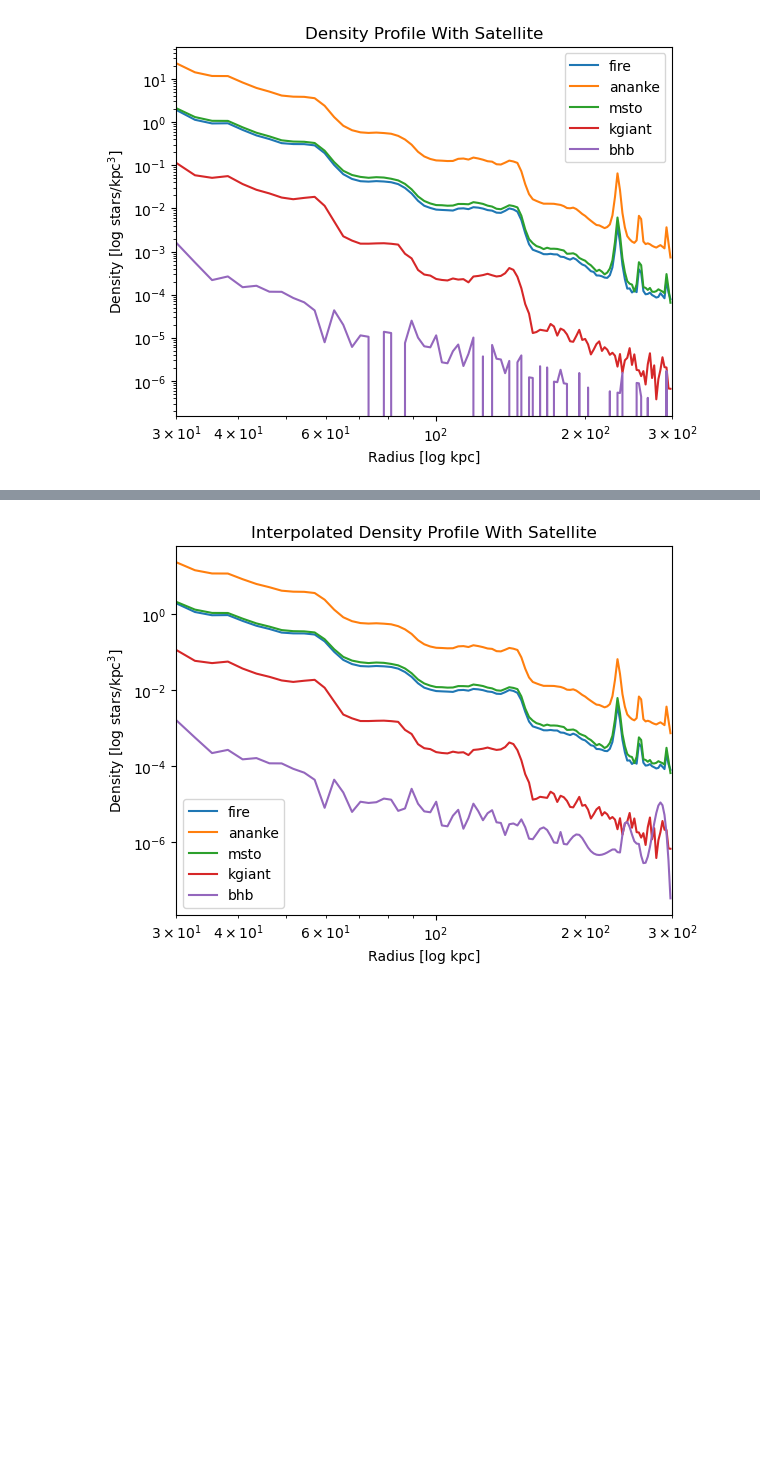
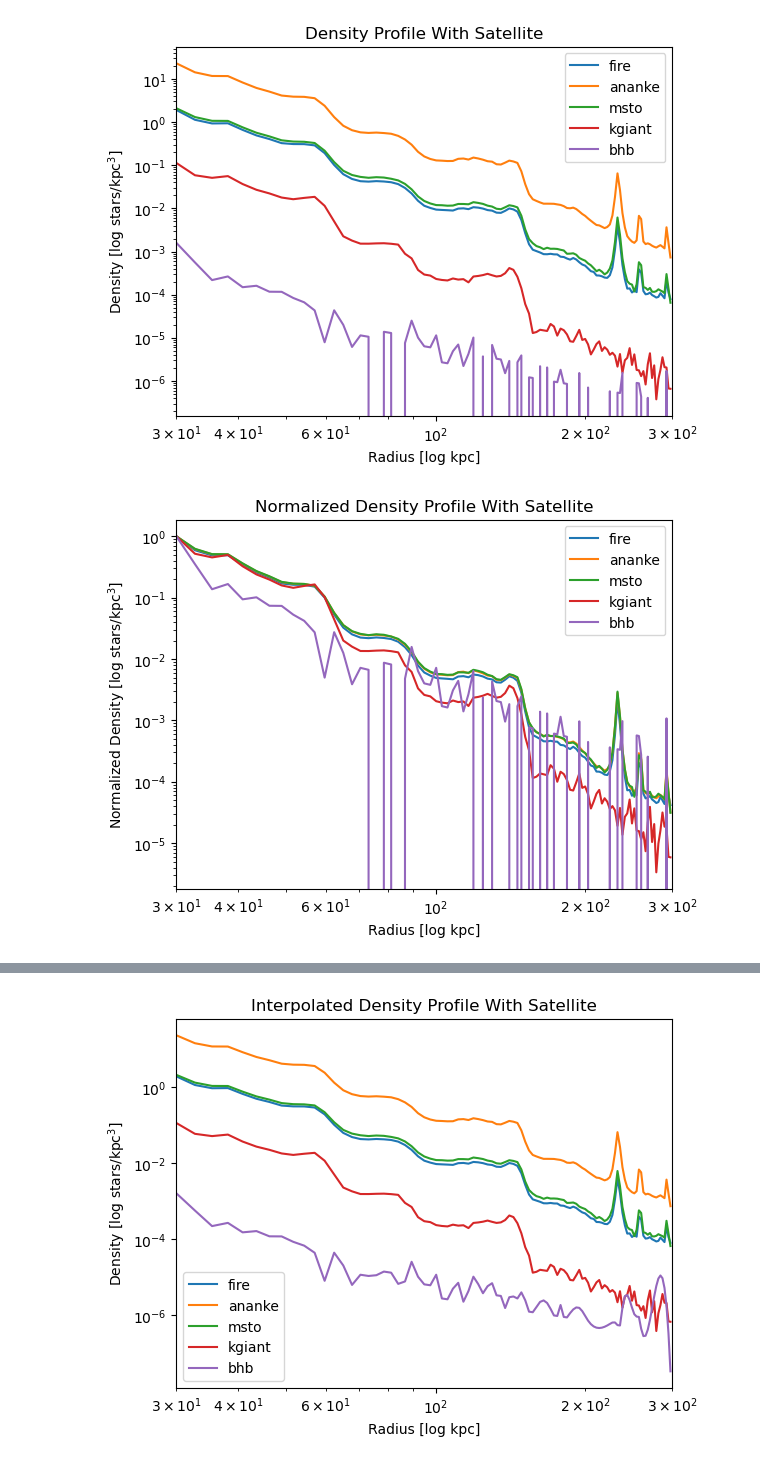
Before and after one commit to aeden2019/rubin_mw_mocks, a Jupyter notebook: src/analysis/Plots.ipynb, the cells around one changed output, grey strips where cells are left out. Drawn from its saved outputs; the diff is of its cells as text; code cells hidden in the pictures; blank space fills up the shorter version.

```diff
--- a/src/analysis/Plots.ipynb
+++ b/src/analysis/Plots.ipynb
@@ -425,0 +477,23 @@ def interpolate_density(x, y):
+# %%
+# Normalize the original density data
+fireDensity_normalized = normalize_data(fireDensity)
+anankeDensity_normalized = normalize_data(anankeDensity)
+mstoDensity_normalized = normalize_data(mstoDensity)
+kgiantDensity_normalized = normalize_data(kgiantDensity)
+bhbDensity_normalized = normalize_data(bhbDensity)
+
+# Plot the density profile with normalized values
+fig, ax = plt.subplots()
+ax.loglog(fireEdges[:-1], fireDensity_normalized, label='fire')
+ax.loglog(anankeEdges[:-1], anankeDensity_normalized, label='ananke')
+ax.loglog(mstoEdges[:-1], mstoDensity_normalized, label='msto')
+ax.loglog(kgiantEdges[:-1], kgiantDensity_normalized, label='kgiant')
+ax.loglog(bhbEdges[:-1], bhbDensity_normalized, label='bhb')
+ax.set_xlabel('Radius [log kpc]')
+ax.set_ylabel('Normalized Density [log stars/kpc$^3$]')
+ax.set_xlim(rmin, rmax)
+ax.legend()
+plt.title('Normalized Density Profile With Satellite')
+plt.show()
+# %% [output]
+[figure, added]
```
Also changed, not shown: parts of 26 cells of this notebook.
